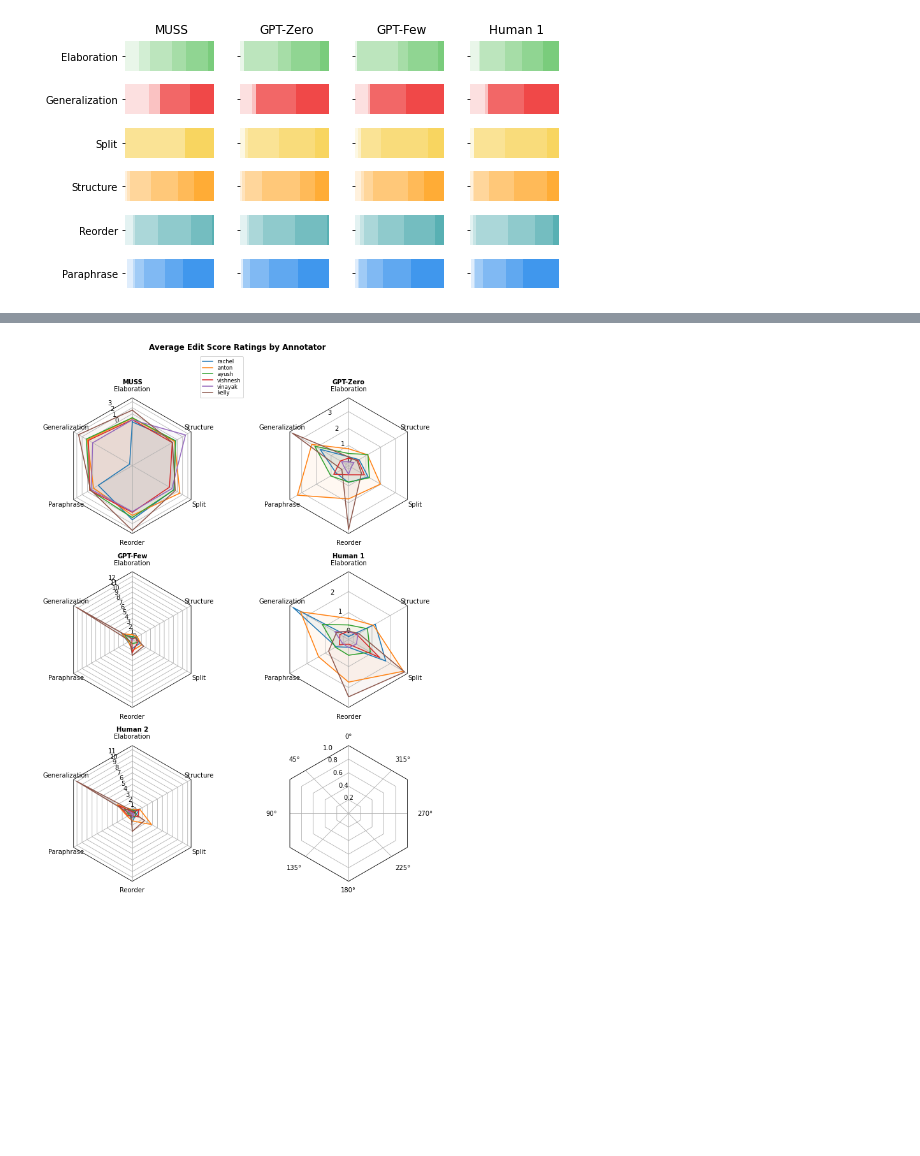
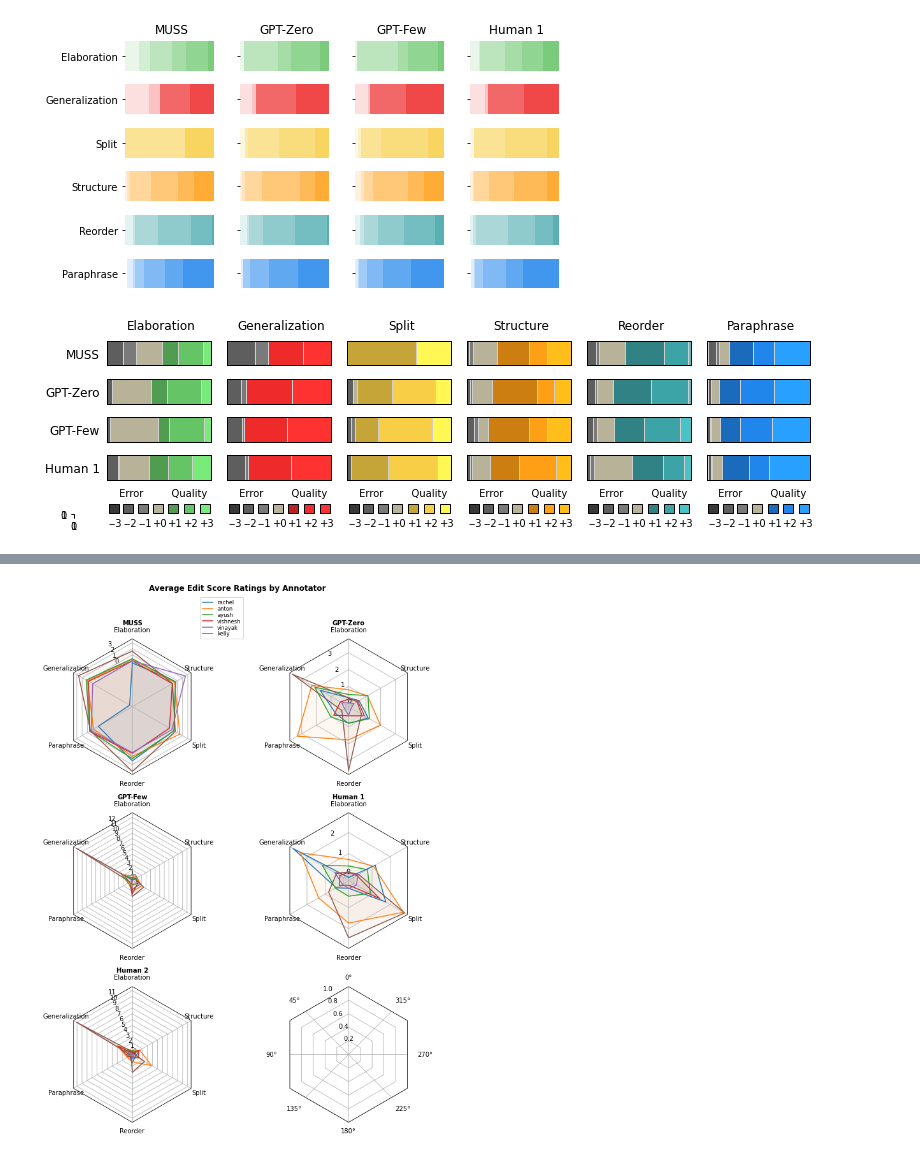
Before and after one commit to Yao-Dou/ts-annotation-tool, a Jupyter notebook: data/analysis/analysis.ipynb, the cells around one changed output, grey strips where cells are left out. Cells and saved outputs as stored; diff of their text form; code cells hidden in the pictures; blank space fills up the shorter version.

```diff
--- a/data/analysis/analysis.ipynb
+++ b/data/analysis/analysis.ipynb
@@ -641 +662,91 @@ fig.tight_layout()
+# %%
+import matplotlib as mpl
+
+plt.rcParams["figure.figsize"] = [11, 3]
+
+fig, ax = plt.subplots(4, len(fam.keys()))
+for i, family in enumerate(fam.keys()):
+    ratings = fam[family]
+
+    for j, system in enumerate(ratings.keys()):
+        left = 0
+        curr_plots = []
+        for k, rating in enumerate(ratings[system]):
+            if k < 3:
+                color = '#5e5e5e'
+            elif k > 3:
+                color = color_mapping[family]
+            else:
+                color = '#b8b398'
+
+            if i == 0:
+                label = system_name_mapping[system]
+                ax[j, i].tick_params(left=False, labelsize=12)
+            else:
+                label = ' '
+                ax[j, i].axis('off')
+
+            dem = 3
+
+            scalar = [0.6, 1, 1.3, 1, 0.8, 1, 1.2]
+            color = colorscale(color, scalar[k]) # abs(3-k)*(1/dem) + (1/dem)
+
+            bar_plot = ax[j, i].barh(label, rating, left=left, color=color, edgecolor='#cfcfcf') ##6e6e6e # alpha=abs(3-k)*(1/dem) + (1/dem)
+
+            ax[j, i].add_patch(mpl.patches.Rectangle((0, -0.4), 1, 0.8, fill=None, alpha=1))
+
+            curr_plots += [bar_plot]
+            left += rating
+        if j == 0:
+            # add padding
+            ax[j, i].set_title(family.capitalize(), pad=10)
+        elif j == len(ratings.keys()) - 1:
+            labels = [f'-{x-3}' if x - 3 < 0 else f'+{x-3}' for x in range(7)]
+            legend = ax[j, i].legend(
+                handles=curr_plots,
+                labels=labels,
+                bbox_to_anchor=(0.5, -1.2),
+                loc='lower center',
+                borderaxespad=0.,
+                fontsize=10,
+                ncol=7,
+                facecolor='white',
+                edgecolor='black',
+                framealpha=1,
+                frameon=False,
+                columnspacing=0.1,
+                handlelength=1,
+                handleheight=1,
+                # Should be 0
+                handletextpad=-1,
+                borderpad=0,
+                title=' Error         Quality'
+            )
+            handles, labels = ax[j, i].get_legend_handles_labels()
+            for ha in ax[j, i].legend_.legendHandles:
+                ha.set_edgecolor("black")
+            for text in legend.get_texts():
+                text.set_position((0, -15))
+
+        ax[j, i].set_xticks([])
+
+        ax[j, i].spines['bottom'].set_visible(False)
+        ax[j, i].spines['top'].set_visible(False)
+        ax[j, i].spines['left'].set_visible(False)
+        ax[j, i].spines['right'].set_visible(False)
+
+plt.subplots_adjust(wspace=0, hspace=0, bottom=0.5)
+
+# Arbitrary axis to force padding at bottom of figure
+bad_fix = plt.axes([0.05, 0.05, 0, 0], alpha=0, facecolor='white', frameon=False)
+bad_fix.set_alpha(0)
+
+plt.tight_layout()
+
+out_filename = "img/edit-level-scores.svg"
+plt.savefig(out_filename, format="svg", bbox_inches='tight', pad_inches=0.0)
+
+plt.show()
+# %% [output]
+[figure, added]
 # %%
```
Also changed, not shown: parts of 12 cells of this notebook, 9 other files.
